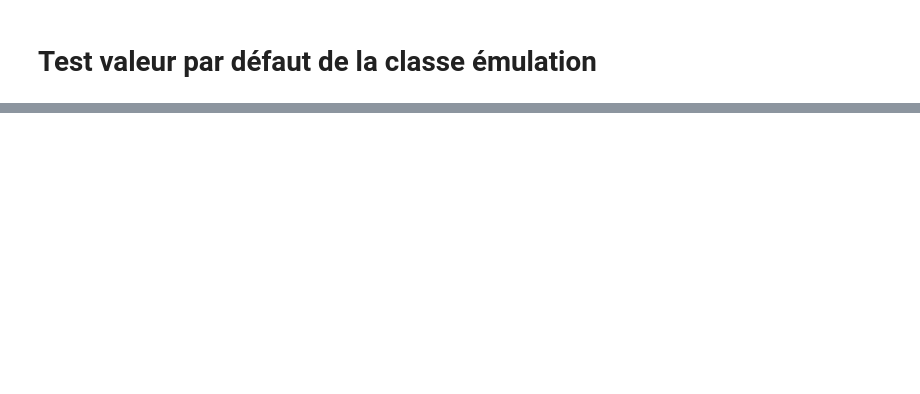
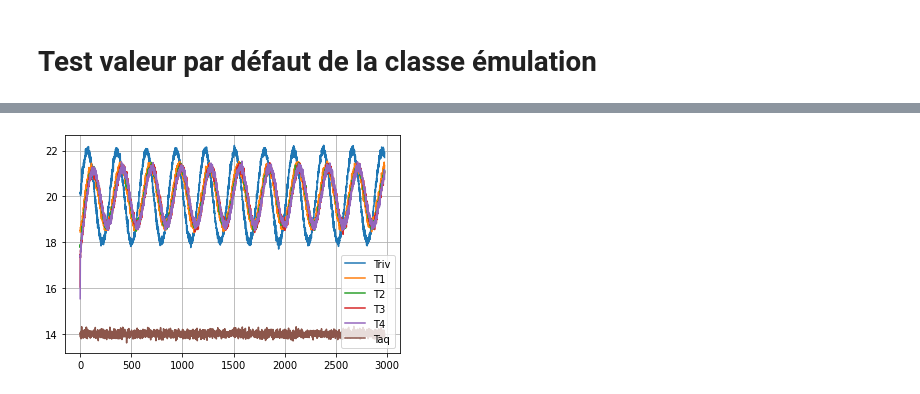
Before and after one commit to ameliemelorene/pyheatmy2022, a Jupyter notebook: demo_gen_test.ipynb, the cells around one changed output, grey strips where cells are left out. Cells and saved outputs as stored; diff of their text form; code cells hidden in the pictures; blank space fills up the shorter version.

```diff
--- a/demo_gen_test.ipynb
+++ b/demo_gen_test.ipynb
@@ -352,0 +372,19 @@ array([291.15, 289.15, 287.15])
+# %%
+time_series_dict_user4 = {
+    "offset" : 0,
+    "depth_sensors":depth_sensors,
+	"param_time_dates": [t_debut, t_fin, dt],
+    "param_dH_signal": [dH_amp, P_dh, dH_offset], #En vrai y aura une 4e valeur ici mais ca prendra en charge pareil
+	"param_T_riv_signal": [T_riv_amp, P_T_riv, T_riv_offset],
+    "param_T_aq_signal": [T_aq_amp, P_T_aq, T_aq_offset],
+    "sigma_meas_P": 0.05,
+    "sigma_meas_T": 0.1, #float
+}
+# %%
+emu_observ_test_user4 = Time_series.from_dict(time_series_dict_user4)
+
+emu_observ_test_user4._generate_dates_series()
+emu_observ_test_user4._generate_Temp_aq_series()
+emu_observ_test_user4._generate_T_riv_dH_series()
+emu_observ_test_user4._generate_Temp_riv_series()
+emu_observ_test_user4._generate_Shaft_Temp_series()
@@ -352,0 +436,12 @@ array([291.15, 289.15, 287.15])
+# %%
+# les sorties des différents capteurs après passage dans le modèle direct
+nt = 3000
+plt.plot(emu_observ_test_user4._T_riv_perturb[:nt], label="Triv")
+n_sens = len(emu_observ_test_user4._T_Shaft_perturb[0])
+for i in range(n_sens-1):
+    plt.plot(emu_observ_test_user4._T_Shaft_perturb[:nt,i], label="T{}".format(i+1))
+plt.plot(emu_observ_test_user4._T_Shaft_perturb[:nt,n_sens-1], label="Taq")
+plt.legend()
+plt.grid()
+# %% [output]
+[figure, added]
```
Also changed, not shown: parts of 34 cells of this notebook, 2 other files.
